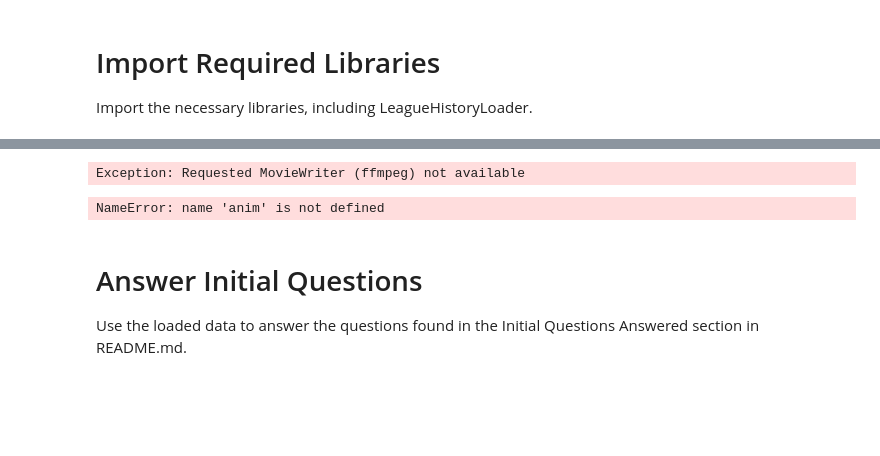
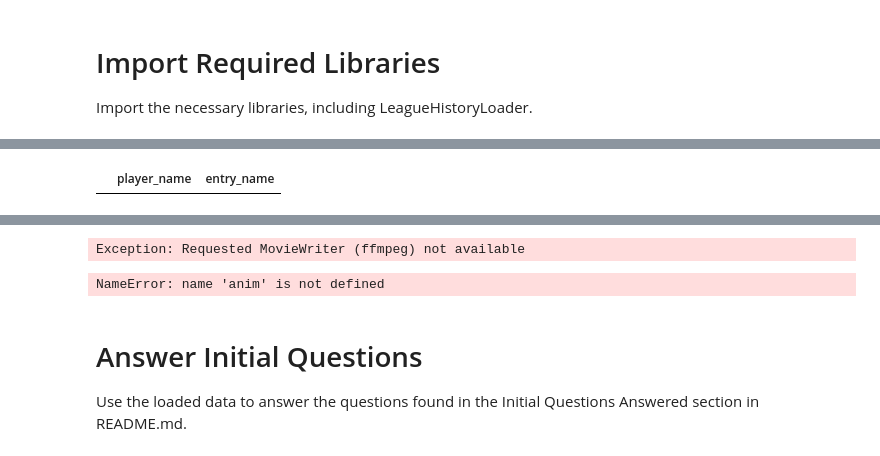
Before and after one commit to edwardjackchandler/fpl_league_wrapped, a Jupyter notebook: test_notebook.ipynb, the cells around one changed output, grey strips where cells are left out. Drawn from its saved outputs; the diff is of its cells as text; code cells hidden in the pictures; blank space fills up the shorter version.

Commit message:
add boring

```diff
--- a/test_notebook.ipynb
+++ b/test_notebook.ipynb
@@ -50,0 +96,4 @@ df
+# %%
+get_boring(df)
+# %% [output]
+|  | player_name | entry_name |
```
Also changed, not shown: parts of 8 cells of this notebook, 2 other files.
